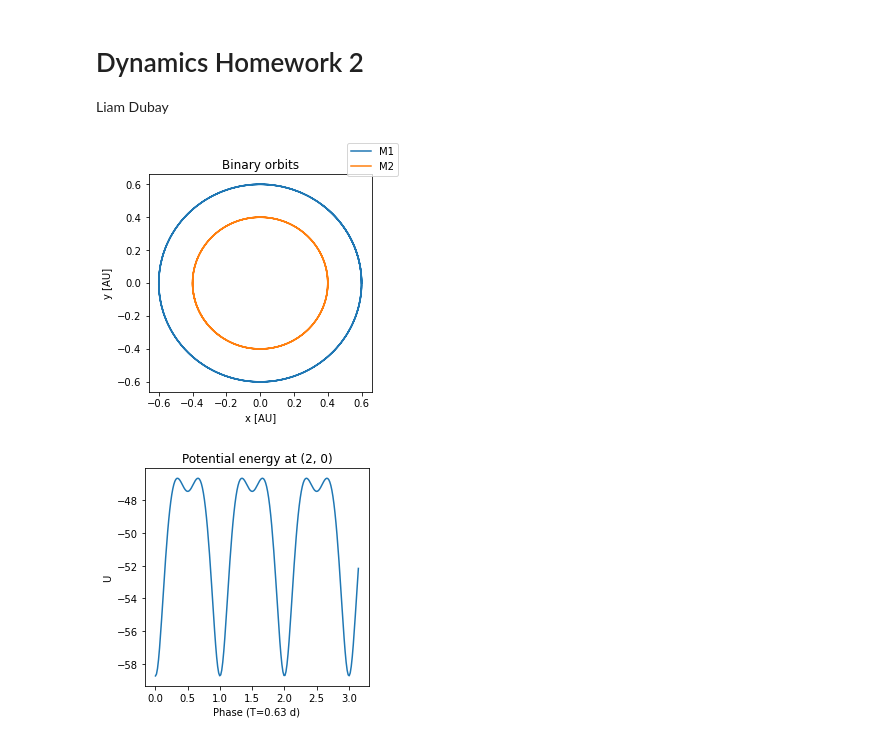
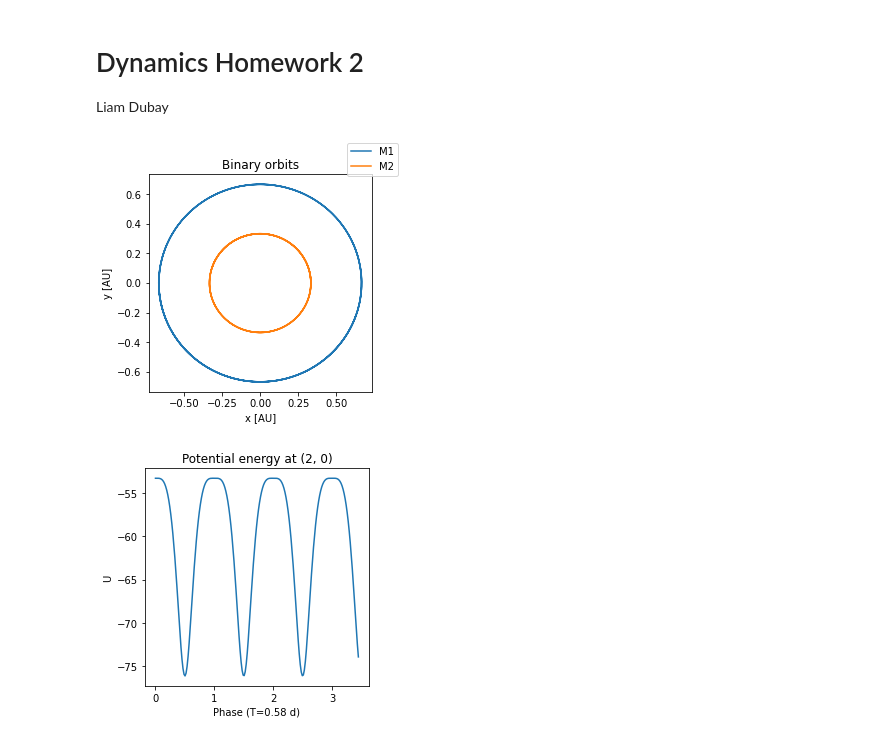
Before and after one commit to lodubay/dynamics, a Jupyter notebook: hw2.ipynb, the cells around one changed output. Drawn from its saved outputs; the diff is of its cells as text; code cells hidden in the pictures.

```diff
--- a/hw2.ipynb
+++ b/hw2.ipynb
@@ -67,29 +67,29 @@ class Binary:
         return pot
 # %%
 # Test code for binary star
-binary = Binary(1.5, 1, 1, phase=0)
+binary = Binary(2, 1, 1, phase=0.5)
 tarr = np.arange(0, 2, 0.01)
 
 # Plot orbits
 fig, ax = plt.subplots(figsize=(4,4))
 ax.plot(binary.positions(tarr)[0][0], binary.positions(tarr)[0][1], label='M1')
 ax.plot(binary.positions(tarr)[1][0], binary.positions(tarr)[1][1], label='M2')
 ax.set_title('Binary orbits')
 ax.set_xlabel('x [AU]')
 ax.set_ylabel('y [AU]')
 fig.legend()
 plt.show()
 
 # Plot potential energy at test position
 test_pos = np.array([2, 0])
 fig, ax = plt.subplots(figsize=(4,4))
 ax.plot(tarr / binary.T, [binary.potential(t, test_pos) for t in tarr])
 ax.set_title('Potential energy at (2, 0)')
 ax.set_xlabel(f'Phase (T={binary.T:.02f} d)' % binary.T)
 ax.set_ylabel('U')
 plt.show()
 # %% [output]
-[figure, old version]
+[figure, new version]
-[figure, old version]
+[figure, new version]
 # %%
 class TestParticle():
```
Also changed, not shown: parts of 1 cell of this notebook.
